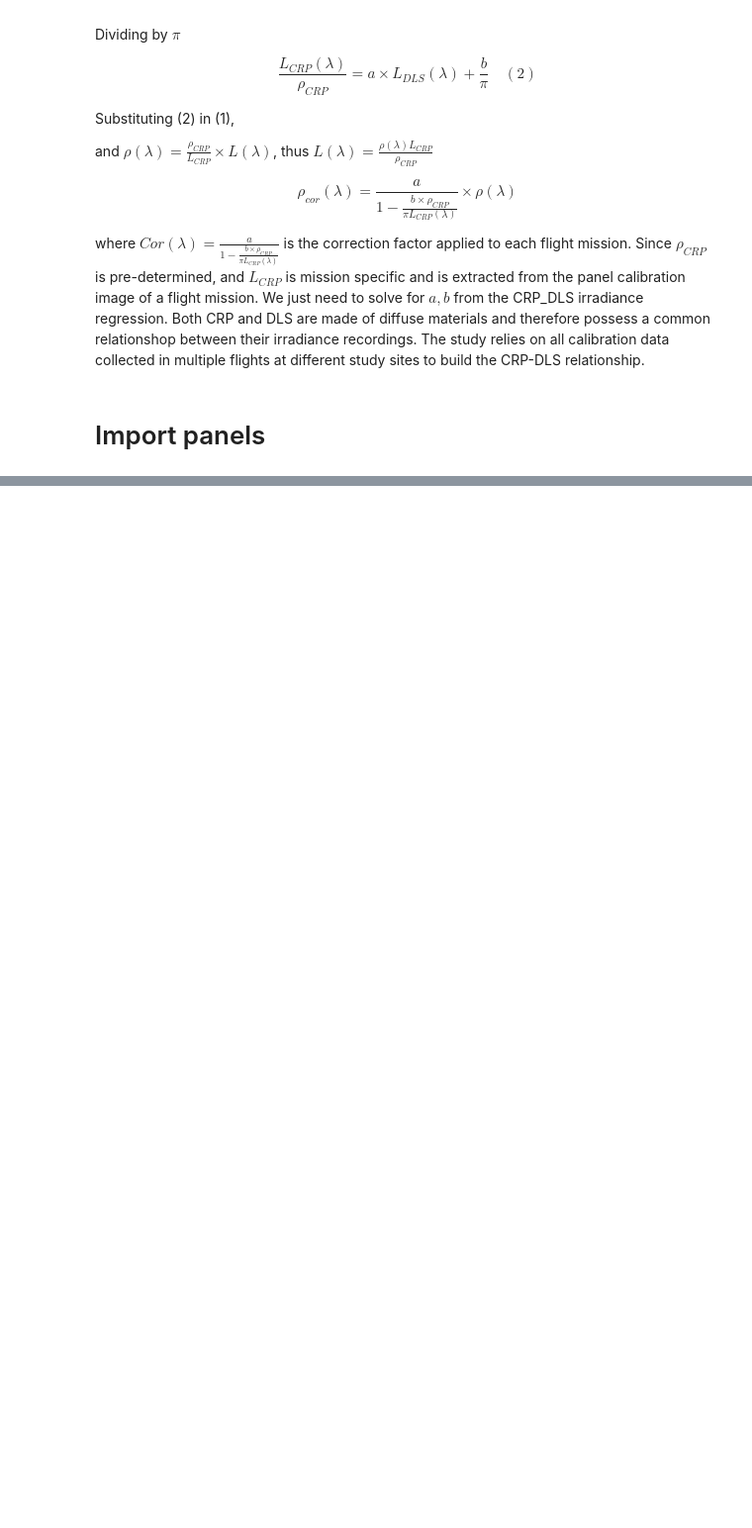
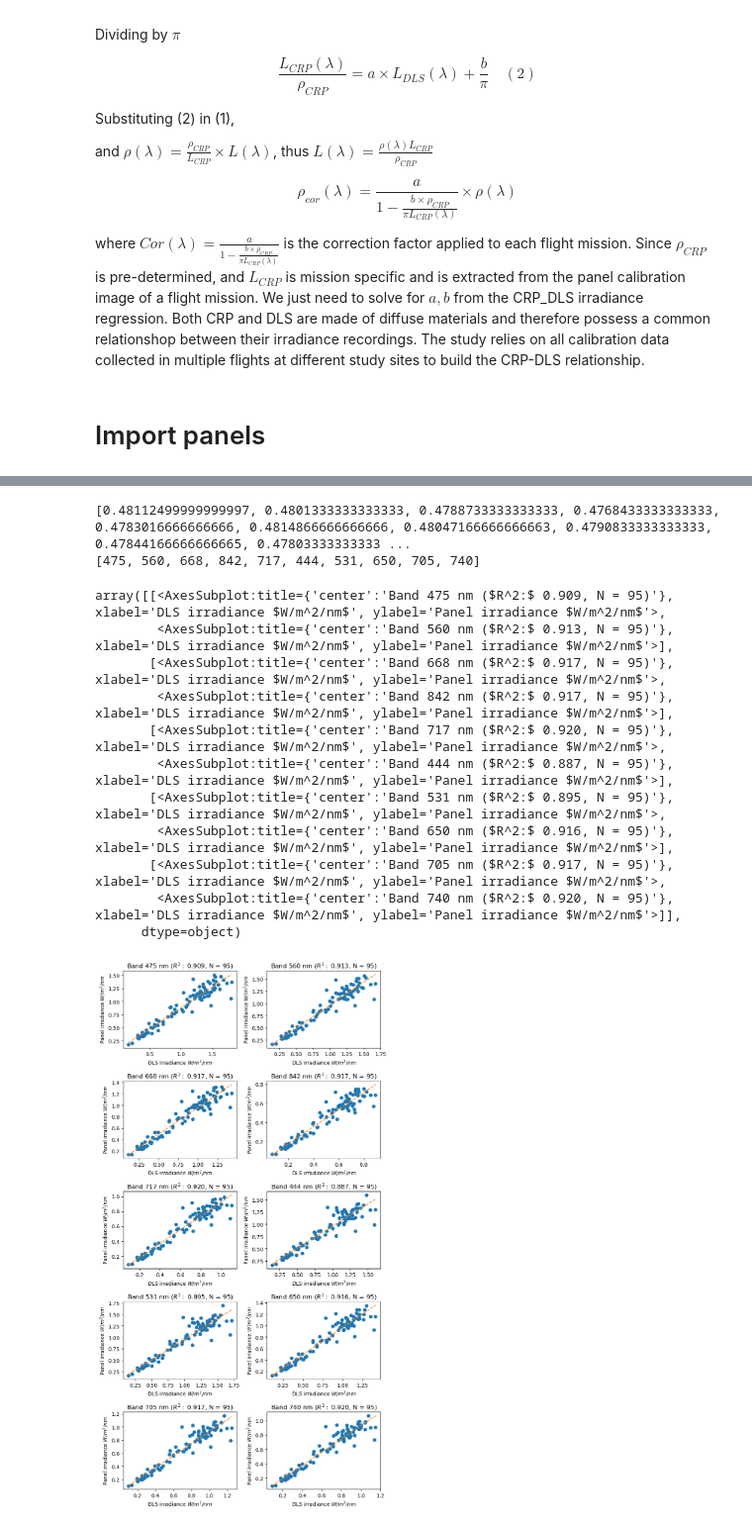
Before and after one commit to pakhuiying/sunglint_correction, a Jupyter notebook: radiometric_correction.ipynb, the cells around one changed output, grey strips where cells are left out. Shown at 99% size. Cells and saved outputs as stored; diff of their text form; code cells hidden in the pictures; blank space fills up the shorter version.

Commit message:
produced model calibration for DLS and panel irradiance

```diff
--- a/radiometric_correction.ipynb
+++ b/radiometric_correction.ipynb
@@ -201,0 +117,3 @@ list(panels_fp[-1].values())
+# %%
+panel_fp = rcu.load_panel_fp(r"saved_data\panel_fp.json")
+panel_fp
@@ -201,0 +138,10 @@ list(panels_fp[-1].values())
+# %%
+panel_albedo = rcu.load_pickle(r"saved_data\panel_albedo.ob")
+center_wavelengths = rcu.load_pickle(r"saved_data\center_wavelengths_by_band.ob")
+dls_panel_irr = rcu.load_pickle(r"saved_data\dls_panel_irr.ob")
+dls_panel_irr_calibration = rcu.load_pickle(r"saved_data\dls_panel_irr_calibration.ob")
+print(panel_albedo)
+print(center_wavelengths)
+# %% [output]
+[0.48112499999999997, 0.4801333333333333, 0.4788733333333333, 0.4768433333333333, 0.4783016666666666, 0.4814866666666666, 0.48047166666666663, 0.4790833333333333, 0.47844166666666665, 0.47803333333333 ...
+[475, 560, 668, 842, 717, 444, 531, 650, 705, 740]
@@ -201,0 +202,16 @@ list(panels_fp[-1].values())
+# %%
+RC = RadiometricCorrection(dls_panel_irr,center_wavelengths,dls_panel_irr_calibration)
+RC.plot()
+# %% [output]
+array([[<AxesSubplot:title={'center':'Band 475 nm ($R^2:$ 0.909, N = 95)'}, xlabel='DLS irradiance $W/m^2/nm$', ylabel='Panel irradiance $W/m^2/nm$'>,
+        <AxesSubplot:title={'center':'Band 560 nm ($R^2:$ 0.913, N = 95)'}, xlabel='DLS irradiance $W/m^2/nm$', ylabel='Panel irradiance $W/m^2/nm$'>],
+       [<AxesSubplot:title={'center':'Band 668 nm ($R^2:$ 0.917, N = 95)'}, xlabel='DLS irradiance $W/m^2/nm$', ylabel='Panel irradiance $W/m^2/nm$'>,
+        <AxesSubplot:title={'center':'Band 842 nm ($R^2:$ 0.917, N = 95)'}, xlabel='DLS irradiance $W/m^2/nm$', ylabel='Panel irradiance $W/m^2/nm$'>],
+       [<AxesSubplot:title={'center':'Band 717 nm ($R^2:$ 0.920, N = 95)'}, xlabel='DLS irradiance $W/m^2/nm$', ylabel='Panel irradiance $W/m^2/nm$'>,
+        <AxesSubplot:title={'center':'Band 444 nm ($R^2:$ 0.887, N = 95)'}, xlabel='DLS irradiance $W/m^2/nm$', ylabel='Panel irradiance $W/m^2/nm$'>],
+       [<AxesSubplot:title={'center':'Band 531 nm ($R^2:$ 0.895, N = 95)'}, xlabel='DLS irradiance $W/m^2/nm$', ylabel='Panel irradiance $W/m^2/nm$'>,
+        <AxesSubplot:title={'center':'Band 650 nm ($R^2:$ 0.916, N = 95)'}, xlabel='DLS irradiance $W/m^2/nm$', ylabel='Panel irradiance $W/m^2/nm$'>],
+       [<AxesSubplot:title={'center':'Band 705 nm ($R^2:$ 0.917, N = 95)'}, xlabel='DLS irradiance $W/m^2/nm$', ylabel='Panel irradiance $W/m^2/nm$'>,
+        <AxesSubplot:title={'center':'Band 740 nm ($R^2:$ 0.920, N = 95)'}, xlabel='DLS irradiance $W/m^2/nm$', ylabel='Panel irradiance $W/m^2/nm$'>]],
+      dtype=object)
+[figure, added]
```
Also changed, not shown: parts of 9 cells of this notebook, 6 other files.
